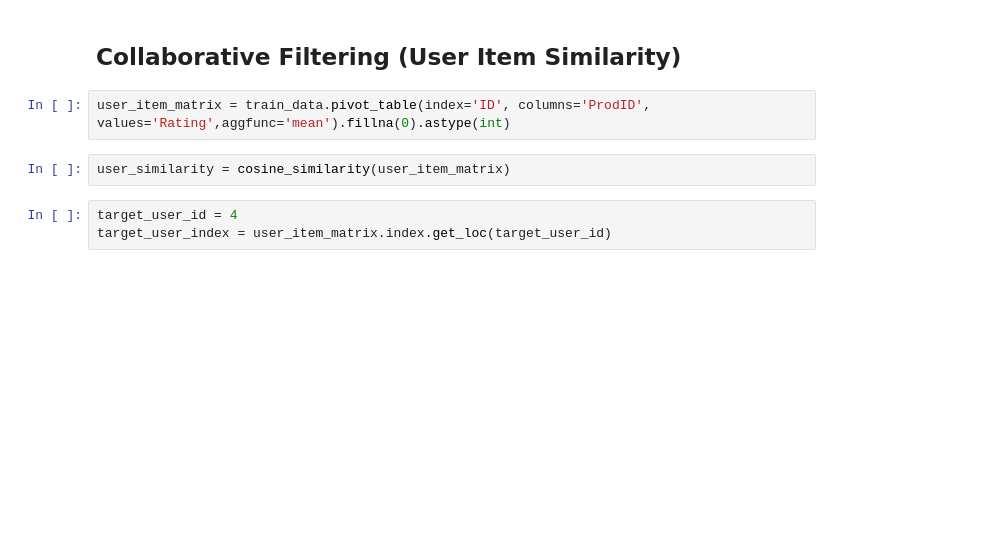
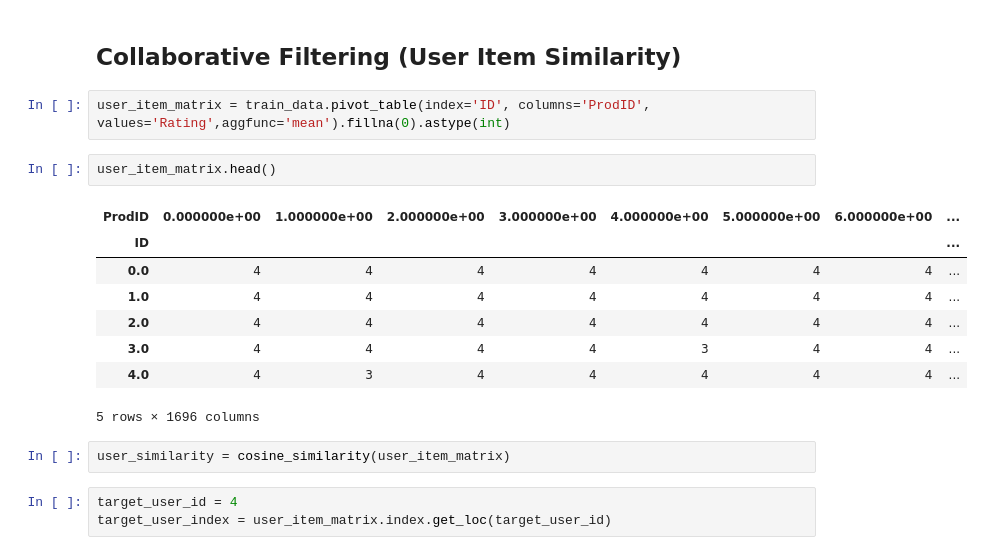
Before and after one commit to CHAITANYAI0/E-Commerece-Recommendation-System-Machine-Learning, a Jupyter notebook: Recommendation_Code.ipynb, the cells around one changed output. Saved outputs shown, nothing was run; the diff lists cells and outputs as text; blank space fills up the shorter version.

```diff
--- a/Recommendation_Code.ipynb
+++ b/Recommendation_Code.ipynb
@@ -655,6 +659,17 @@ recommended_items
 ## Collaborative Filtering (User Item Similarity)
 # %%
 user_item_matrix = train_data.pivot_table(index='ID', columns='ProdID', values='Rating',aggfunc='mean').fillna(0).astype(int)
+# %%
+user_item_matrix.head()
+# %% [output]
+| ProdID | 0.000000e+00 | 1.000000e+00 | 2.000000e+00 | 3.000000e+00 | 4.000000e+00 | 5.000000e+00 | 6.000000e+00 | ... |
+| ID |  |  |  |  |  |  |  | ... |
+| 0.0 | 4 | 4 | 4 | 4 | 4 | 4 | 4 | ... |
+| 1.0 | 4 | 4 | 4 | 4 | 4 | 4 | 4 | ... |
+| 2.0 | 4 | 4 | 4 | 4 | 4 | 4 | 4 | ... |
+| 3.0 | 4 | 4 | 4 | 4 | 3 | 4 | 4 | ... |
+| 4.0 | 4 | 3 | 4 | 4 | 4 | 4 | 4 | ... |
+5 rows × 1696 columns
 # %%
 user_similarity = cosine_similarity(user_item_matrix)
 # %%
```
Also changed, not shown: parts of 4 cells of this notebook, 18 other files.
